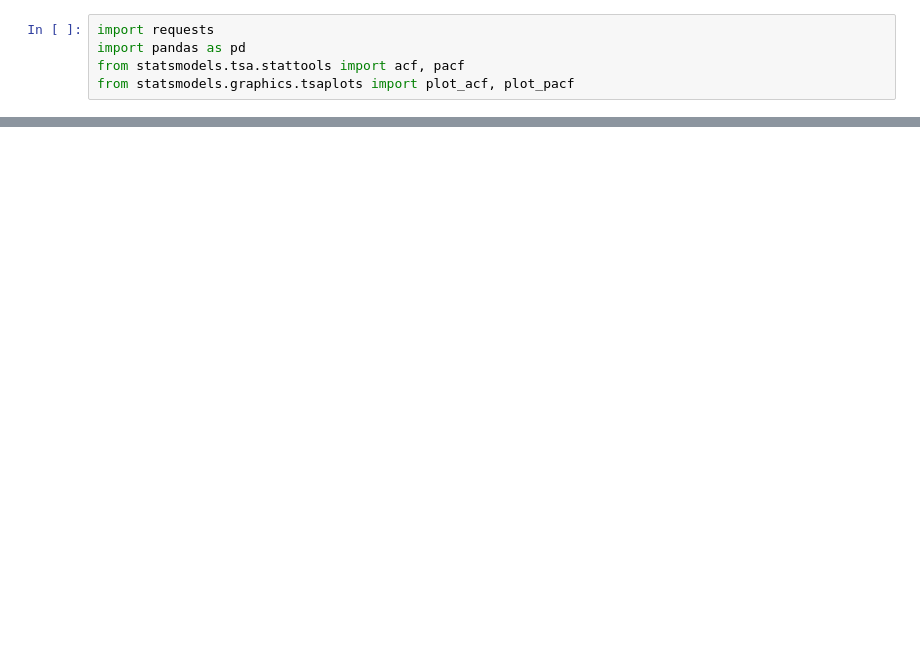
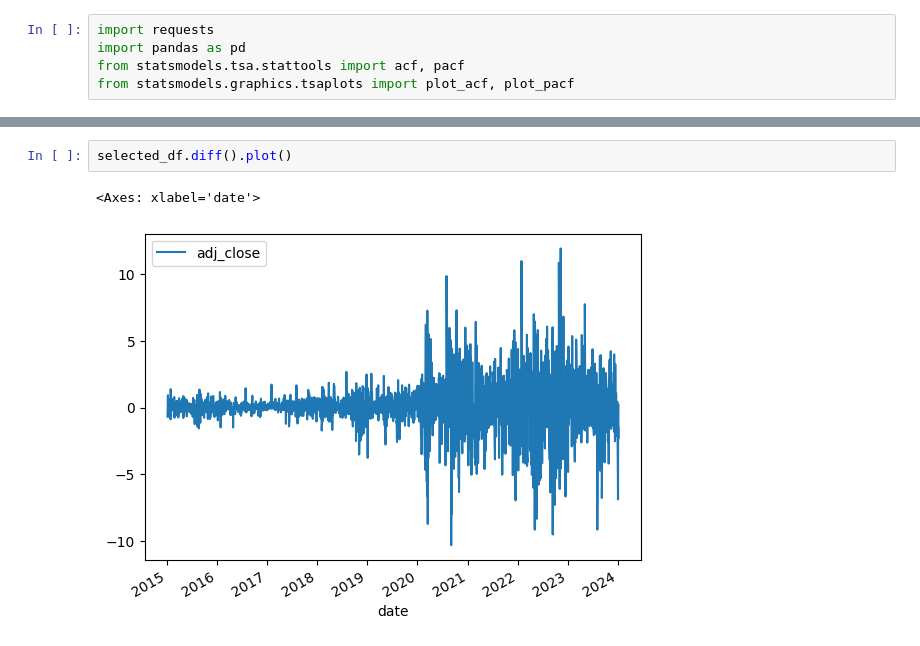
Before and after one commit to Abhiteja22/FYP, a Jupyter notebook: fyp/app/test.ipynb, the cells around one changed output, grey strips where cells are left out. Drawn from its saved outputs; the diff is of its cells as text; blank space fills up the shorter version.

```diff
--- a/fyp/app/test.ipynb
+++ b/fyp/app/test.ipynb
@@ -32,0 +119,5 @@ else:
+# %%
+selected_df.diff().plot()
+# %% [output]
+<Axes: xlabel='date'>
+[figure, added]
```
Also changed, not shown: parts of 7 cells of this notebook, 4 other files.
